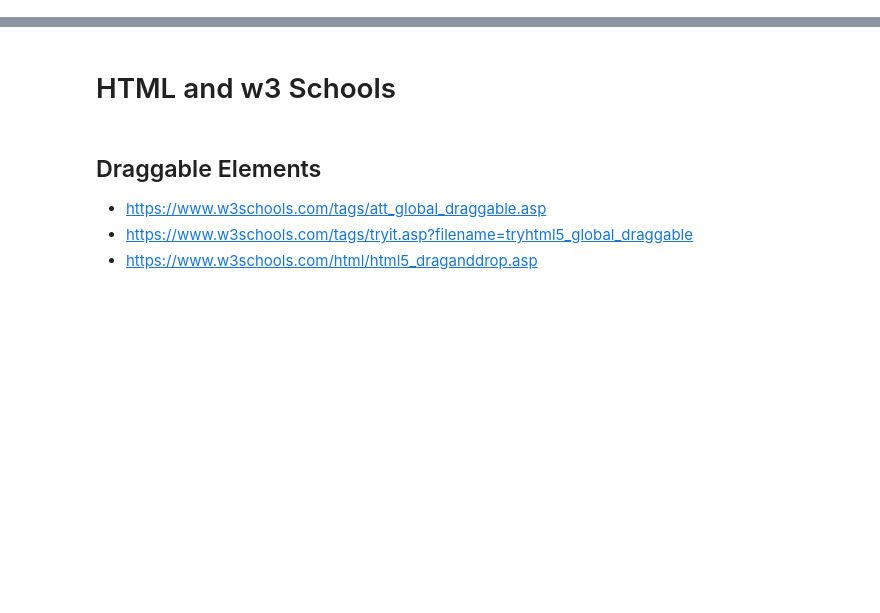
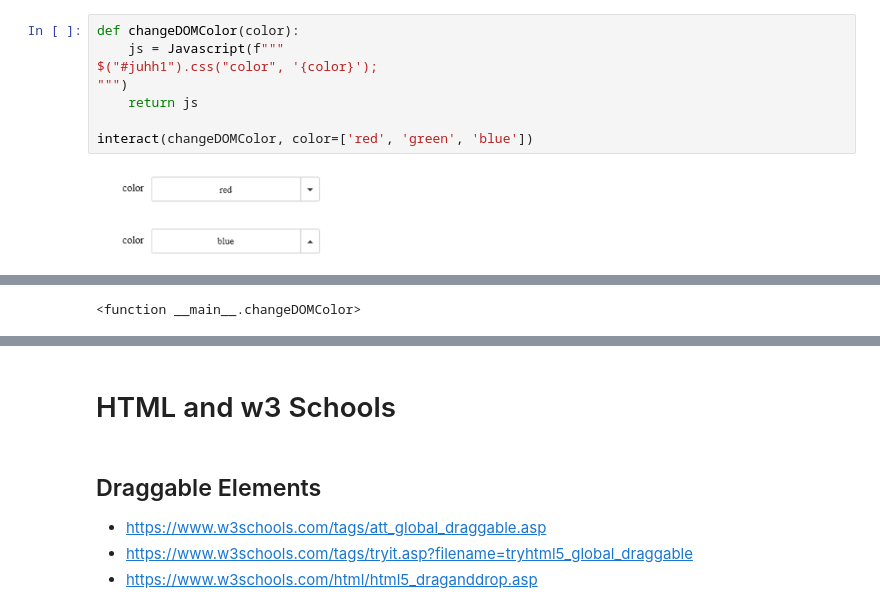
Before and after one commit to satishgoda/learning, a Jupyter notebook: web/html.ipynb, the cells around one changed output, grey strips where cells are left out. Cells and saved outputs as stored; diff of their text form; blank space fills up the shorter version.

```diff
--- a/web/html.ipynb
+++ b/web/html.ipynb
@@ -0,0 +39,11 @@
+# %%
+def changeDOMColor(color):
+    js = Javascript(f"""
+$("#juhh1").css("color", '{color}');
+""")
+    return js
+
+interact(changeDOMColor, color=['red', 'green', 'blue'])
+# %% [output]
+[figure, added]
+[figure, added]
@@ -0,0 +51 @@
+<function __main__.changeDOMColor>
```
Also changed, not shown: parts of 21 cells of this notebook, 2 other files.
